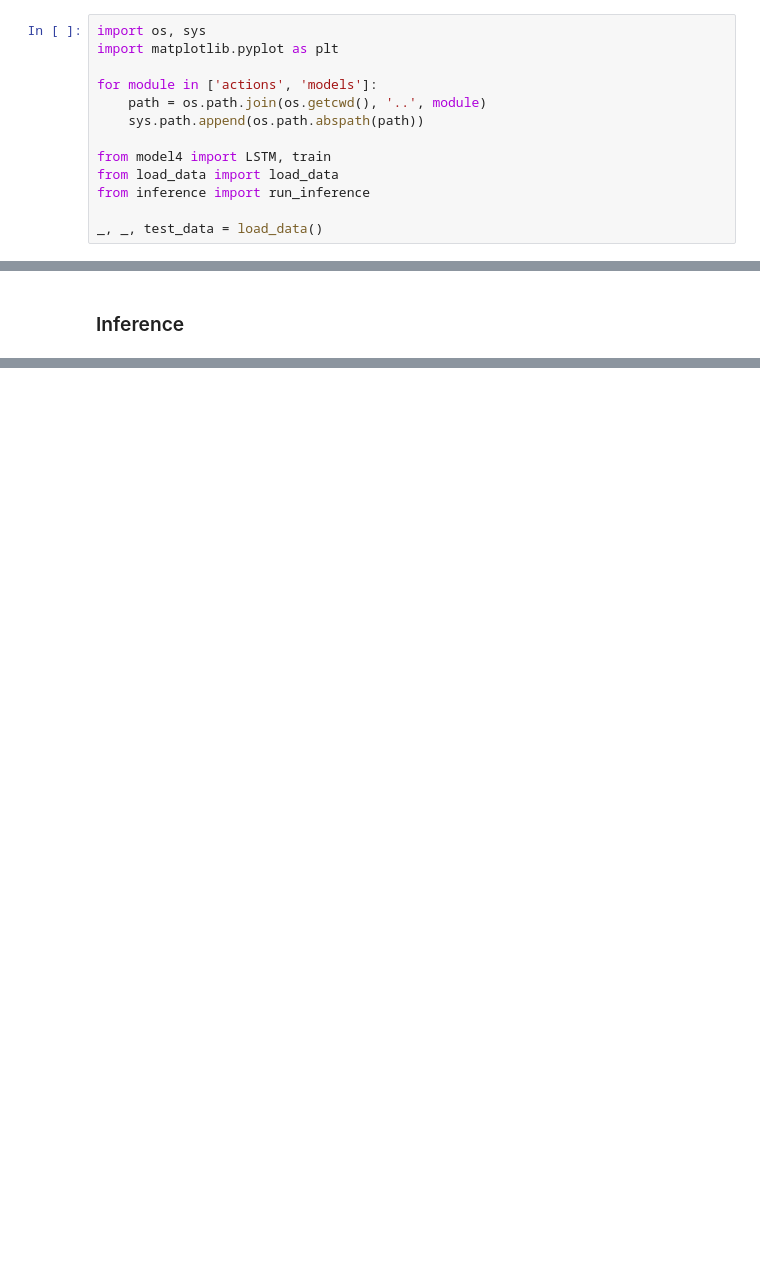
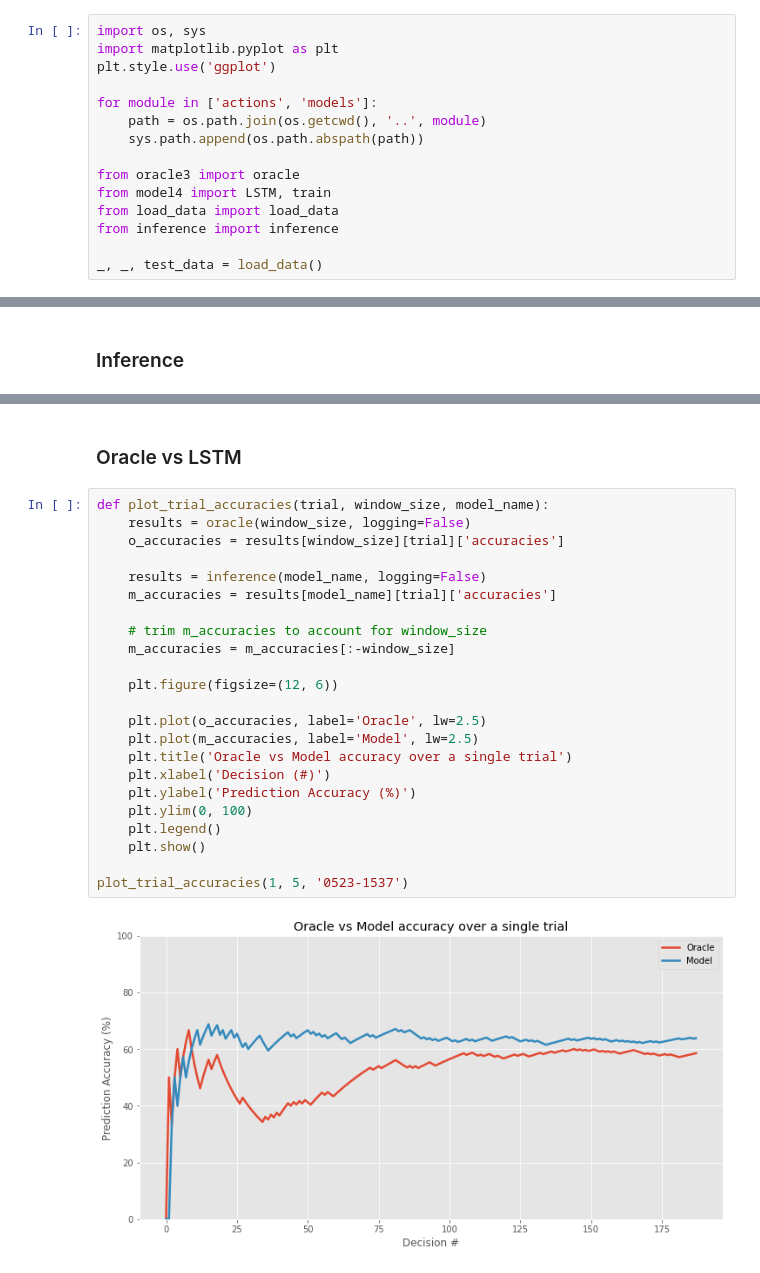
Before and after one commit to danieldager/oracle.github.io, a Jupyter notebook: notebooks/draft.ipynb, the cells around one changed output, grey strips where cells are left out. Saved outputs shown, nothing was run; the diff lists cells and outputs as text; blank space fills up the shorter version.

Commit message:
notebook working, train and oracle compare

```diff
--- a/notebooks/draft.ipynb
+++ b/notebooks/draft.ipynb
@@ -1,13 +15,15 @@
 # %%
 import os, sys
 import matplotlib.pyplot as plt
+plt.style.use('ggplot')
 
 for module in ['actions', 'models']:
     path = os.path.join(os.getcwd(), '..', module)
     sys.path.append(os.path.abspath(path))
 
+from oracle3 import oracle
 from model4 import LSTM, train
 from load_data import load_data
-from inference import run_inference
+from inference import inference
 
 _, _, test_data = load_data()
@@ -58,0 +101,27 @@ Model 0523-0139 accuracy: 58.64%
+# %% [markdown]
+### Oracle vs LSTM
+# %%
+def plot_trial_accuracies(trial, window_size, model_name):
+    results = oracle(window_size, logging=False)
+    o_accuracies = results[window_size][trial]['accuracies']
+
+    results = inference(model_name, logging=False)
+    m_accuracies = results[model_name][trial]['accuracies']
+
+    # trim m_accuracies to account for window_size
+    m_accuracies = m_accuracies[:-window_size]
+
+    plt.figure(figsize=(12, 6))
+
+    plt.plot(o_accuracies, label='Oracle', lw=2.5)
+    plt.plot(m_accuracies, label='Model', lw=2.5)
+    plt.title('Oracle vs Model accuracy over a single trial')
+    plt.xlabel('Decision (#)')
+    plt.ylabel('Prediction Accuracy (%)')
+    plt.ylim(0, 100)
+    plt.legend()
+    plt.show()
+
+plot_trial_accuracies(1, 5, '0523-1537')
+# %% [output]
+[figure, added]
```
Also changed, not shown: parts of 12 cells of this notebook, 4 other files.
